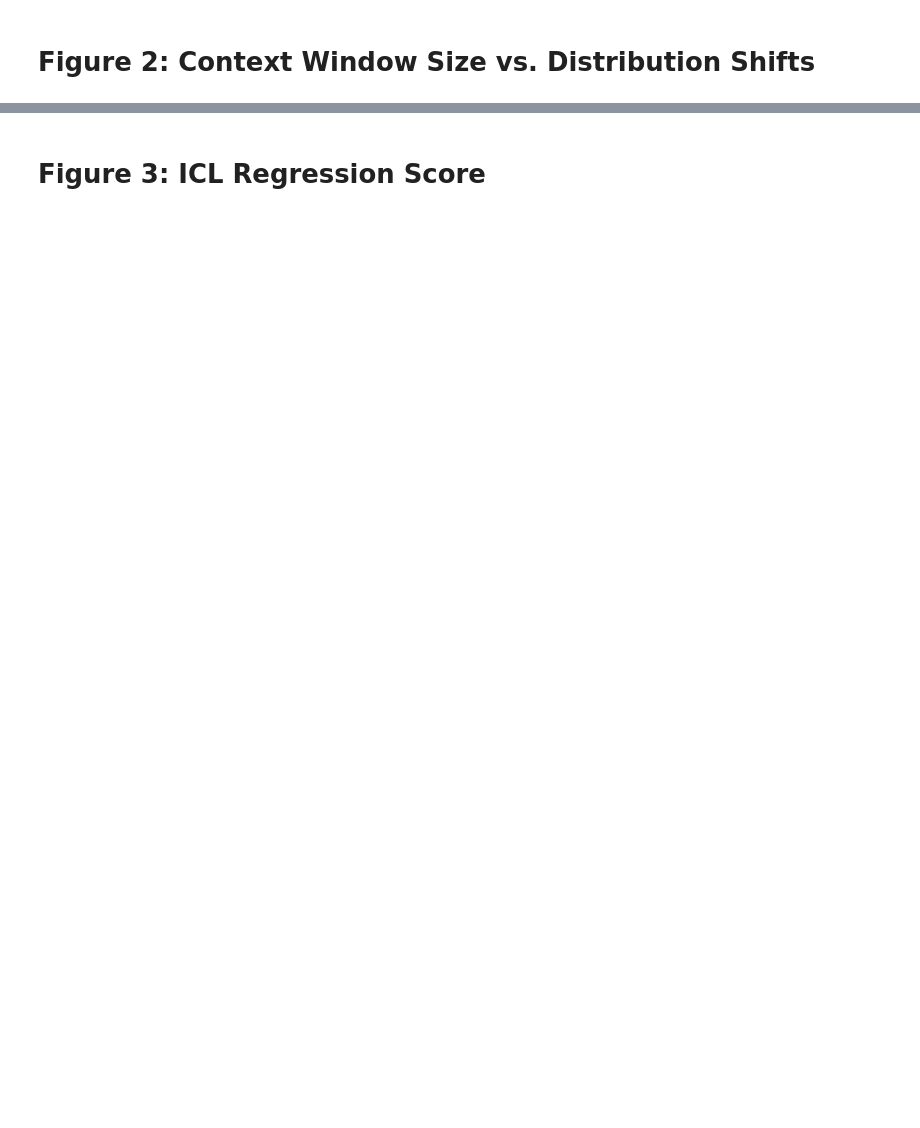
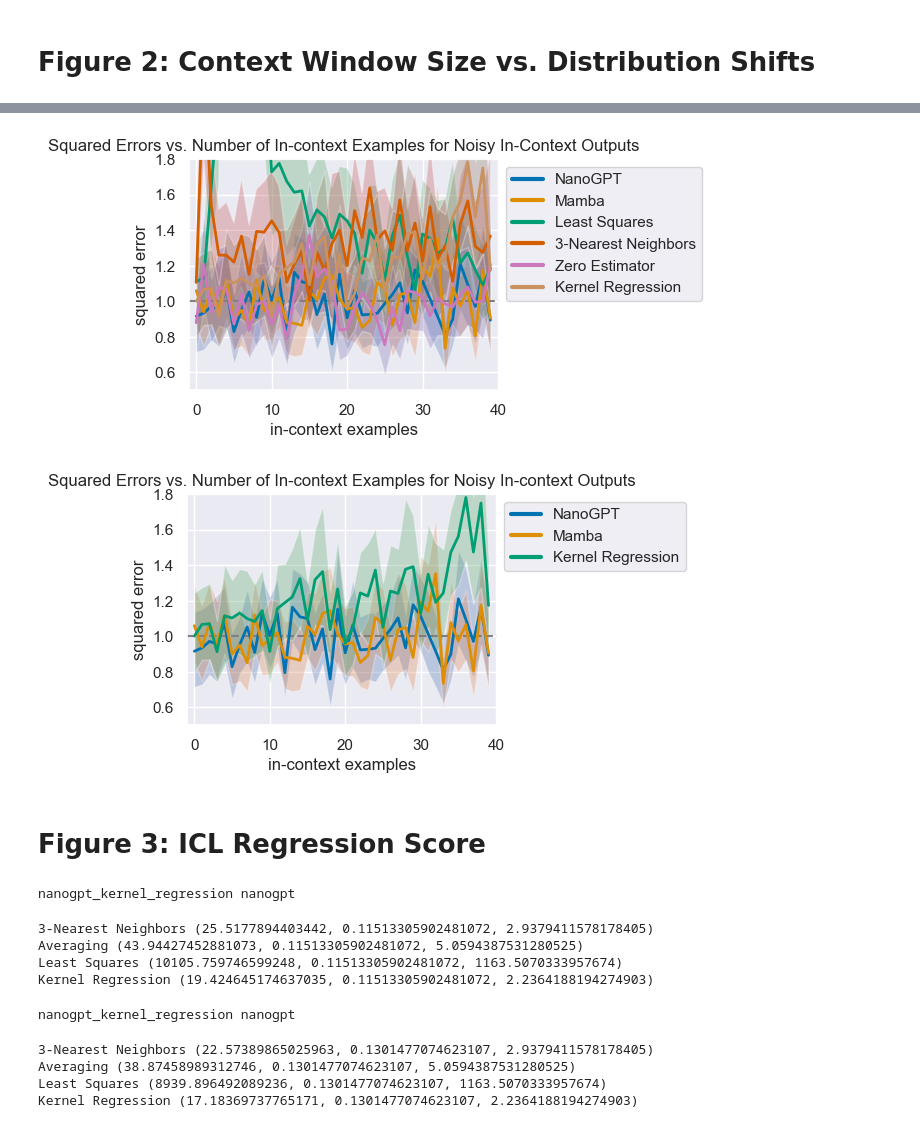
Before and after one commit to joyjwlee/cs182_final_proj, a Jupyter notebook: src/eval.ipynb, the cells around one changed output, grey strips where cells are left out. Cells and saved outputs as stored; diff of their text form; code cells hidden in the pictures; blank space fills up the shorter version.

```diff
--- a/src/eval.ipynb
+++ b/src/eval.ipynb
@@ -49,2 +96,17 @@ Recomputing metrics: getting nanoGPT and Mamba to run on the same dataset to get
+# %%
+models = relevant_model_names[task]
+models = [name for name in models if name not in ["Averaging"]]
+basic_plot(metrics["noisyKR"], models=models, ylim=(0.5, 1.8))
+plt.title("Squared Errors vs. Number of In-context Examples for Noisy In-Context Outputs")
+plt.show()
+
+models = relevant_model_names[task]
+models = [name for name in models if name in ["Kernel Regression", "NanoGPT", "Mamba"]]
+basic_plot(metrics["noisyKR"], models=models, ylim=(0.5, 1.8))
+plt.title("Squared Errors vs. Number of In-context Examples for Noisy In-context Outputs")
+plt.show()
+# %% [output]
+[figure, added]
+[figure, added]
 # %% [markdown]
 # Figure 3: ICL Regression Score
@@ -50,0 +153,22 @@ Recomputing metrics: getting nanoGPT and Mamba to run on the same dataset to get
+# %%
+nanogpt_icl_scores = compute_icl_regression_score("NanoGPT")
+
+for baseline_name, icl_score in nanogpt_icl_scores.items():
+    print(baseline_name, icl_score)
+# %% [output]
+nanogpt_kernel_regression nanogpt
+3-Nearest Neighbors (25.5177894403442, 0.11513305902481072, 2.9379411578178405)
+Averaging (43.94427452881073, 0.11513305902481072, 5.0594387531280525)
+Least Squares (10105.759746599248, 0.11513305902481072, 1163.5070333957674)
+Kernel Regression (19.424645174637035, 0.11513305902481072, 2.2364188194274903)
+# %%
+mamba_icl_scores = compute_icl_regression_score("Mamba")
+
+for baseline_name, icl_score in mamba_icl_scores.items():
+    print(baseline_name, icl_score)
+# %% [output]
+nanogpt_kernel_regression nanogpt
+3-Nearest Neighbors (22.57389865025963, 0.1301477074623107, 2.9379411578178405)
+Averaging (38.87458989312746, 0.1301477074623107, 5.0594387531280525)
+Least Squares (8939.896492089236, 0.1301477074623107, 1163.5070333957674)
+Kernel Regression (17.18369737765171, 0.1301477074623107, 2.2364188194274903)
```
Also changed, not shown: parts of 24 cells of this notebook, 11 other files.
